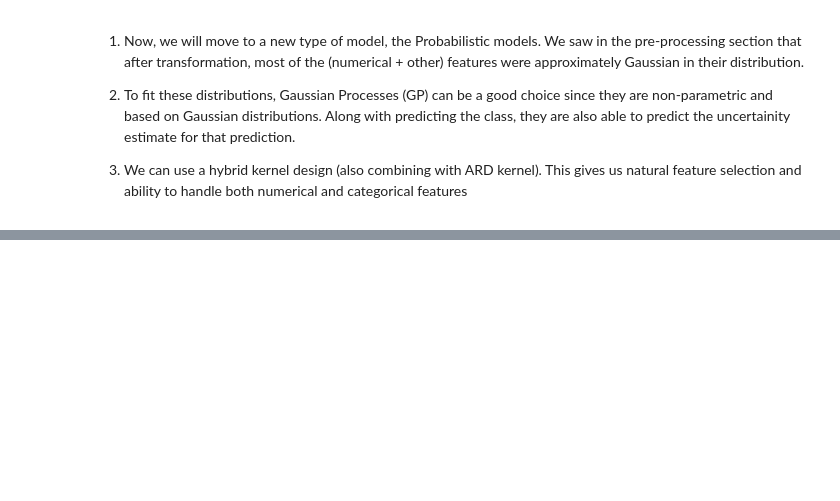
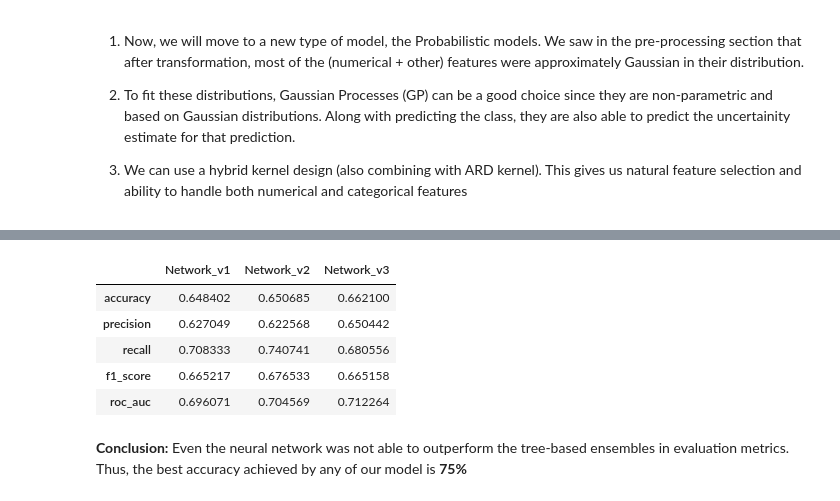
Before and after one commit to Saranyapal21/Spring_Financial, a Jupyter notebook: Notebooks/Modelling_experiments.ipynb, the cells around one changed output, grey strips where cells are left out. Saved outputs shown, nothing was run; the diff lists cells and outputs as text; code cells hidden in the pictures; blank space fills up the shorter version.

```diff
--- a/Notebooks/Modelling_experiments.ipynb
+++ b/Notebooks/Modelling_experiments.ipynb
@@ -381,0 +842,4 @@ Running CatBoost...
+# %%
+results = run_all_models(X_train.values, y_train.values, X_test.values, y_test.values, epochs=200, batch_size=64)
+pd.DataFrame(results)
+# %% [output]
@@ -381,0 +863,8 @@ Running CatBoost...
+|  | Network_v1 | Network_v2 | Network_v3 |
+| accuracy | 0.648402 | 0.650685 | 0.662100 |
+| precision | 0.627049 | 0.622568 | 0.650442 |
+| recall | 0.708333 | 0.740741 | 0.680556 |
+| f1_score | 0.665217 | 0.676533 | 0.665158 |
+| roc_auc | 0.696071 | 0.704569 | 0.712264 |
+# %% [markdown]
+**Conclusion:** Even the neural network was not able to outperform the tree-based ensembles in evaluation metrics. Thus, the best accuracy achieved by any of our model is **75%**
```
Also changed, not shown: parts of 17 cells of this notebook, 2 other files.
